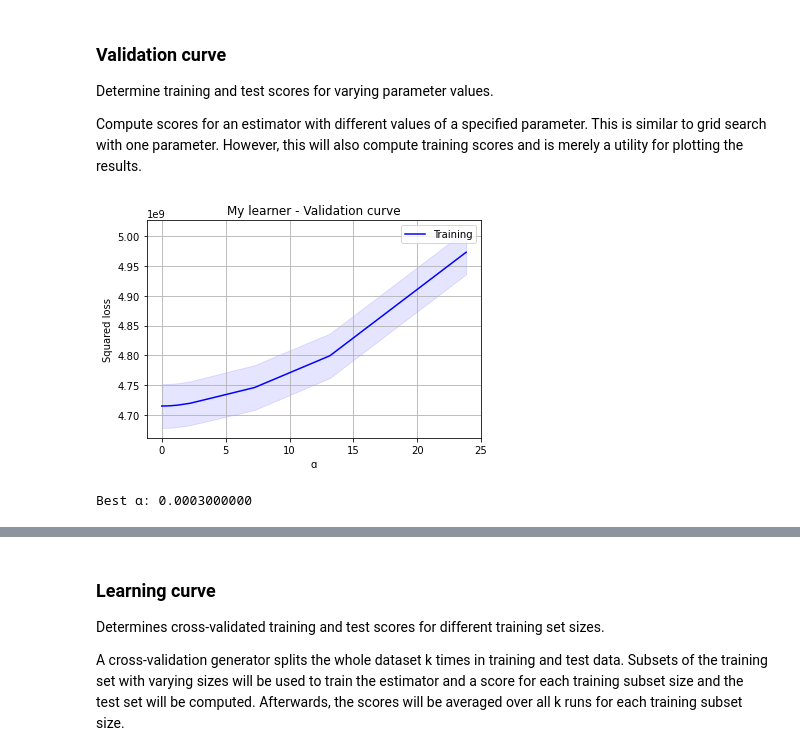
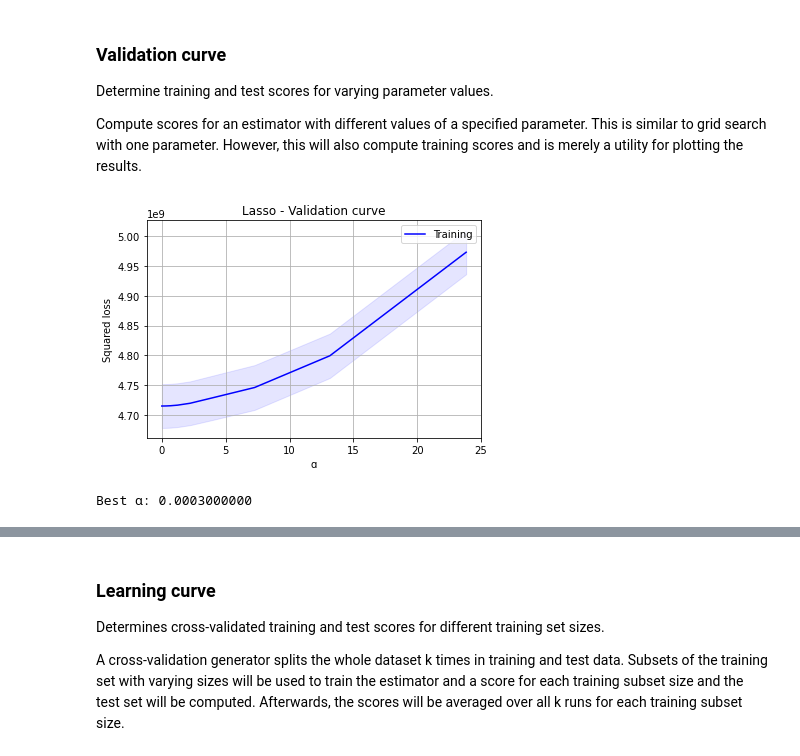
Before and after one commit to mikymaione/HousingPrices, a Jupyter notebook: Source code/HousingPrices/SoloLasso.ipynb, the cells around one changed output, grey strips where cells are left out. Cells and saved outputs as stored; diff of their text form; code cells hidden in the pictures.

Commit message:
lasso

```diff
--- a/Source code/HousingPrices/SoloLasso.ipynb
+++ b/Source code/HousingPrices/SoloLasso.ipynb
@@ -166,3 +161,5 @@ ScikitLearner = Lasso(fit_intercept=True, normalize=True, max_iter=100)
+# %%
+lasso = Lasso()
 # %%
 alphas = numpy.sort(numpy.logspace(-5, -0.1, 20)) * 30
 alphas
@@ -178,21 +175,21 @@ Determine training and test scores for varying parameter values.
 
 Compute scores for an estimator with different values of a specified parameter. This is similar to grid search with one parameter. However, this will also compute training scores and is merely a utility for plotting the results.
 # %%
-train_score, test_scores = validation_curve(MyLearner, x_train, y_train, param_name="alpha", param_range=alphas, scoring=scoring, n_jobs=-1)
+train_score, test_scores = validation_curve(lasso, x_train, y_train, param_name="alpha", param_range=alphas, scoring=scoring, n_jobs=-1)
 
 Plotting.plotAreaMeanStd1(
-    'My learner - Validation curve',
+    'Lasso - Validation curve',
     alphas,
     train_score,
     scoring_neg,
     'Training',
     'b',
     'ɑ',
     scoring_label_loss)
 
 best_ɑ = alphas[numpy.argmax(train_score.mean(axis=1))]
-MyLearner.alpha = best_ɑ
+lasso.alpha = best_ɑ
 print('Best ɑ:', "{:.10f}".format(best_ɑ))
 # %% [output]
-[figure, old version]
+[figure, new version]
 Best ɑ: 0.0003000000
```
Also changed, not shown: parts of 10 cells of this notebook.
